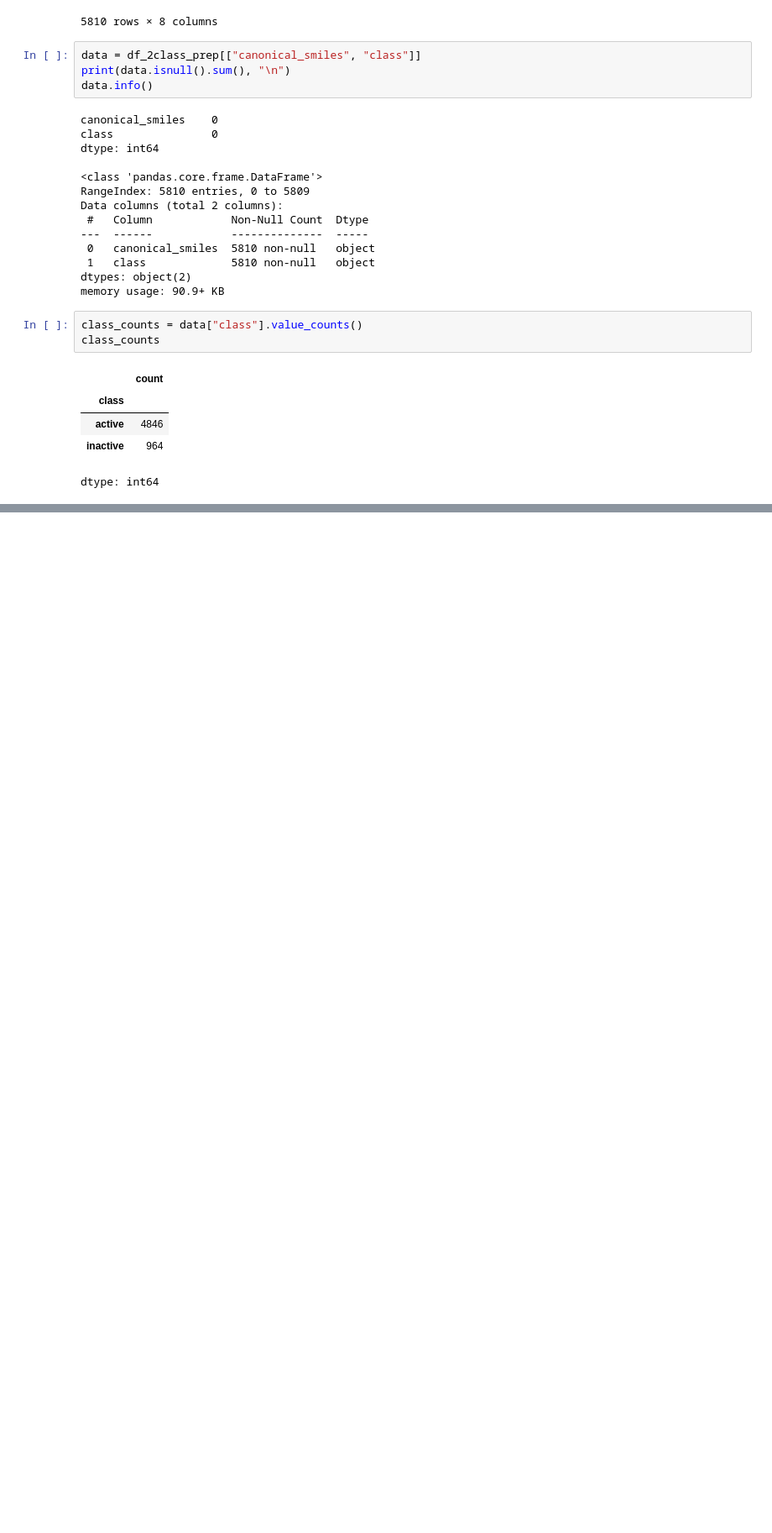
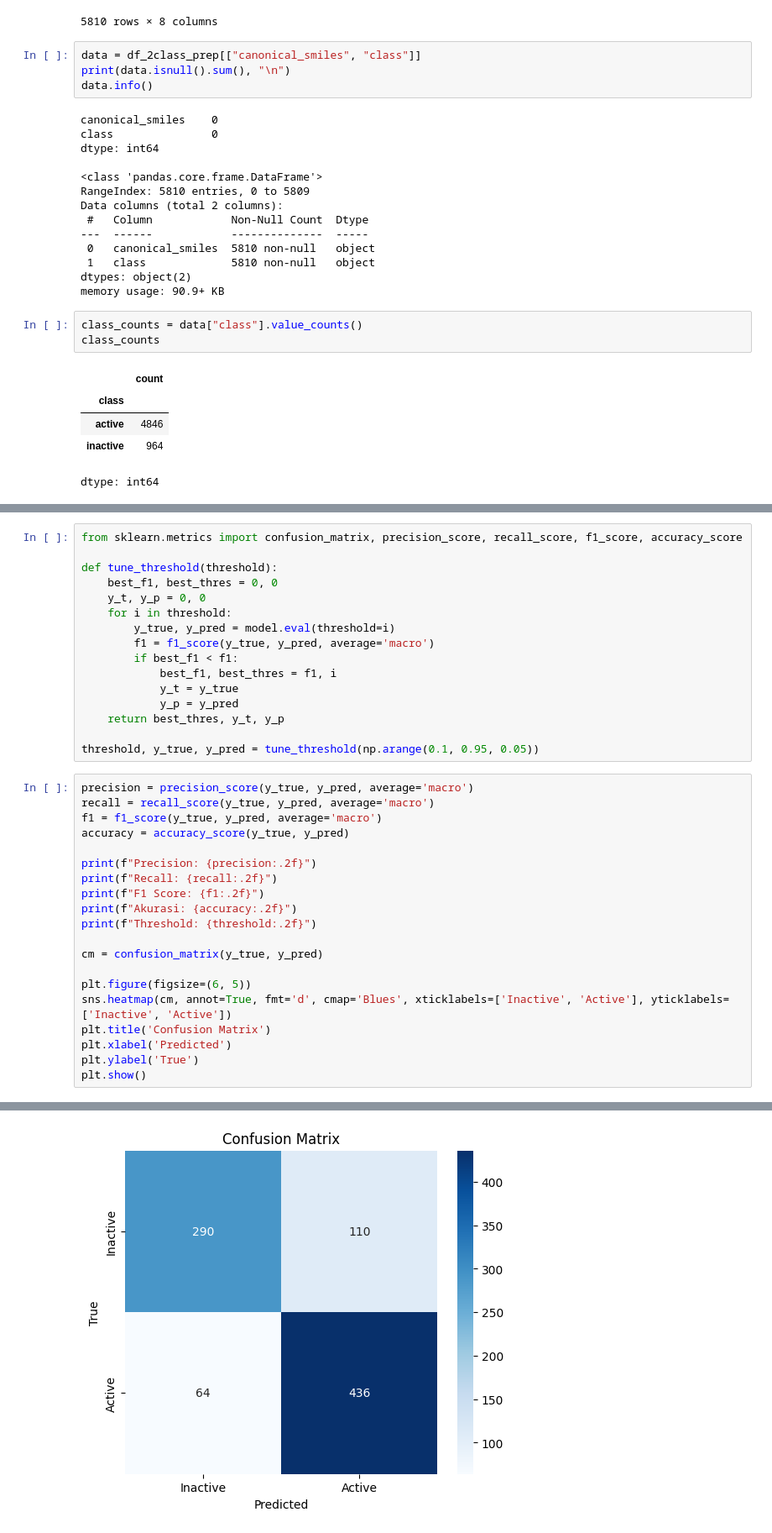
Before and after one commit to Mfys212/GNN-for-Molekul-Classifier, a Jupyter notebook: GNN_Molekul.ipynb, the cells around one changed output, grey strips where cells are left out. Shown at 84% size. Drawn from its saved outputs; the diff is of its cells as text; blank space fills up the shorter version.

```diff
--- a/GNN_Molekul.ipynb
+++ b/GNN_Molekul.ipynb
@@ -342,0 +400,37 @@ Accuracy: 0.688
+# %%
+from sklearn.metrics import confusion_matrix, precision_score, recall_score, f1_score, accuracy_score
+
+def tune_threshold(threshold):
+    best_f1, best_thres = 0, 0
+    y_t, y_p = 0, 0
+    for i in threshold:
+        y_true, y_pred = model.eval(threshold=i)
+        f1 = f1_score(y_true, y_pred, average='macro')
+        if best_f1 < f1:
+            best_f1, best_thres = f1, i
+            y_t = y_true
+            y_p = y_pred
+    return best_thres, y_t, y_p
+
+threshold, y_true, y_pred = tune_threshold(np.arange(0.1, 0.95, 0.05))
+# %%
+precision = precision_score(y_true, y_pred, average='macro')
+recall = recall_score(y_true, y_pred, average='macro')
+f1 = f1_score(y_true, y_pred, average='macro')
+accuracy = accuracy_score(y_true, y_pred)
+
+print(f"Precision: {precision:.2f}")
+print(f"Recall: {recall:.2f}")
+print(f"F1 Score: {f1:.2f}")
+print(f"Akurasi: {accuracy:.2f}")
+print(f"Threshold: {threshold:.2f}")
+
+cm = confusion_matrix(y_true, y_pred)
+
+plt.figure(figsize=(6, 5))
+sns.heatmap(cm, annot=True, fmt='d', cmap='Blues', xticklabels=['Inactive', 'Active'], yticklabels=['Inactive', 'Active'])
+plt.title('Confusion Matrix')
+plt.xlabel('Predicted')
+plt.ylabel('True')
+plt.show()
+# %% [output]
@@ -342,0 +442 @@ Accuracy: 0.688
+[figure, added]
```
Also changed, not shown: parts of 14 cells of this notebook.
